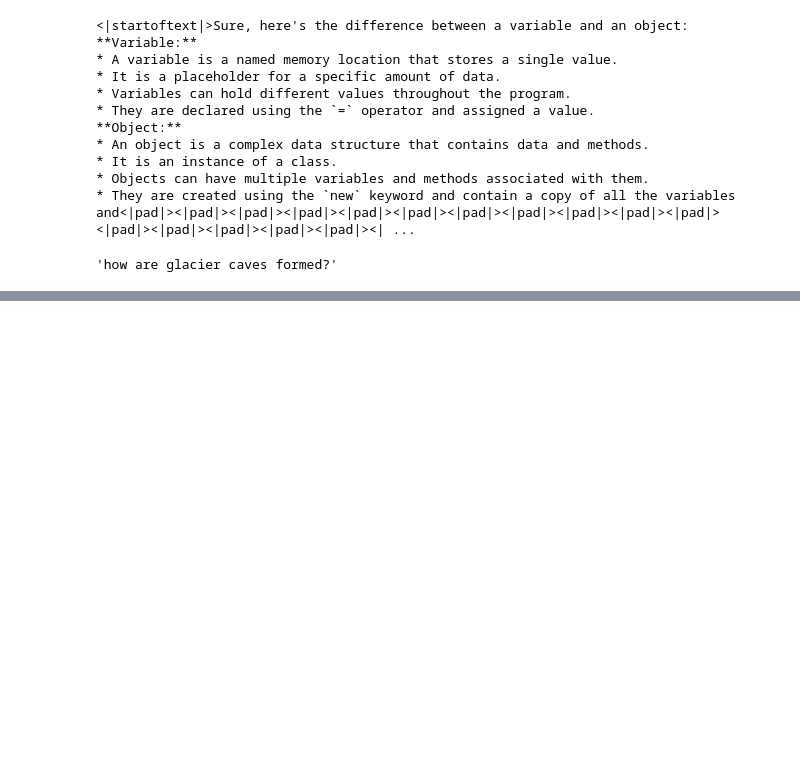
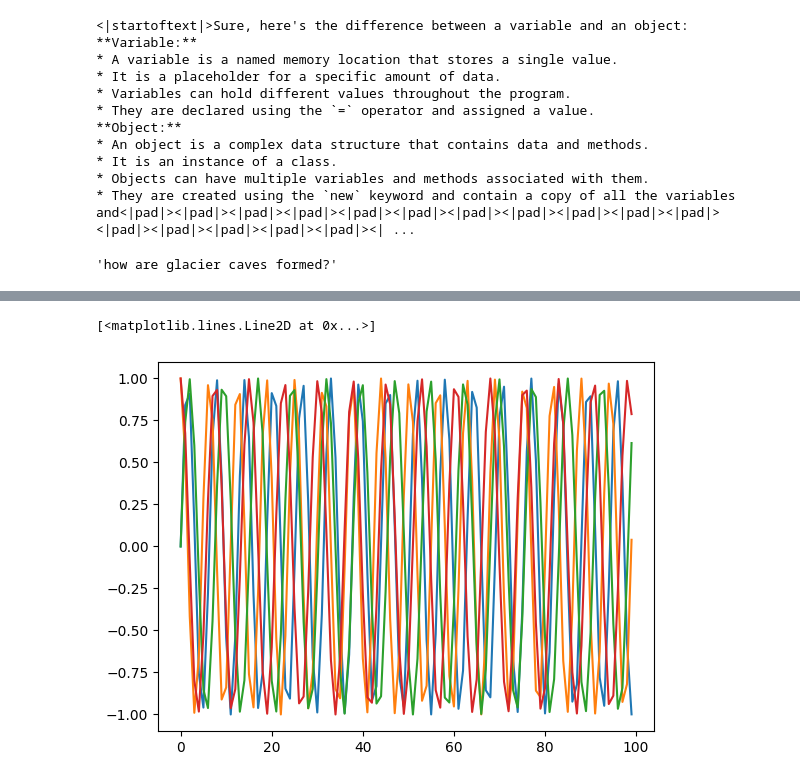
Before and after one commit to Gao2546/learning_AI, a Jupyter notebook: Text_Gen/test.ipynb, the cells around one changed output, grey strips where cells are left out. Saved outputs shown, nothing was run; the diff lists cells and outputs as text; code cells hidden in the pictures; blank space fills up the shorter version.

```diff
--- a/Text_Gen/test.ipynb
+++ b/Text_Gen/test.ipynb
@@ -329,0 +427,8 @@ ds["train"][0]["question"]
+# %%
+plt.plot(b[0,:100,0])
+plt.plot(b[0,:100,1])
+plt.plot(b[0,:100,2])
+plt.plot(b[0,:100,3])
+# %% [output]
+[<matplotlib.lines.Line2D at 0x...>]
+[figure, added]
```
Also changed, not shown: parts of 10 cells of this notebook, 1 other file.
